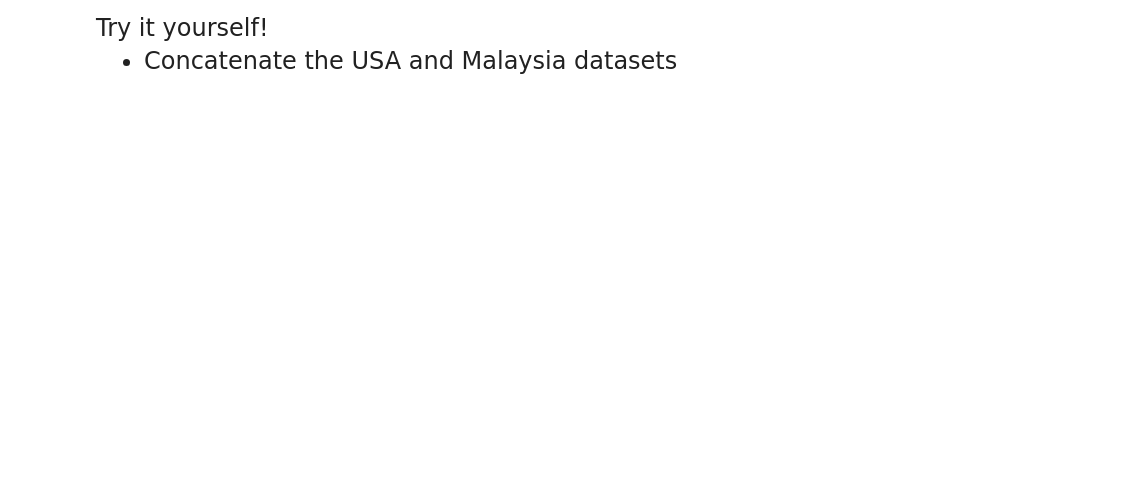
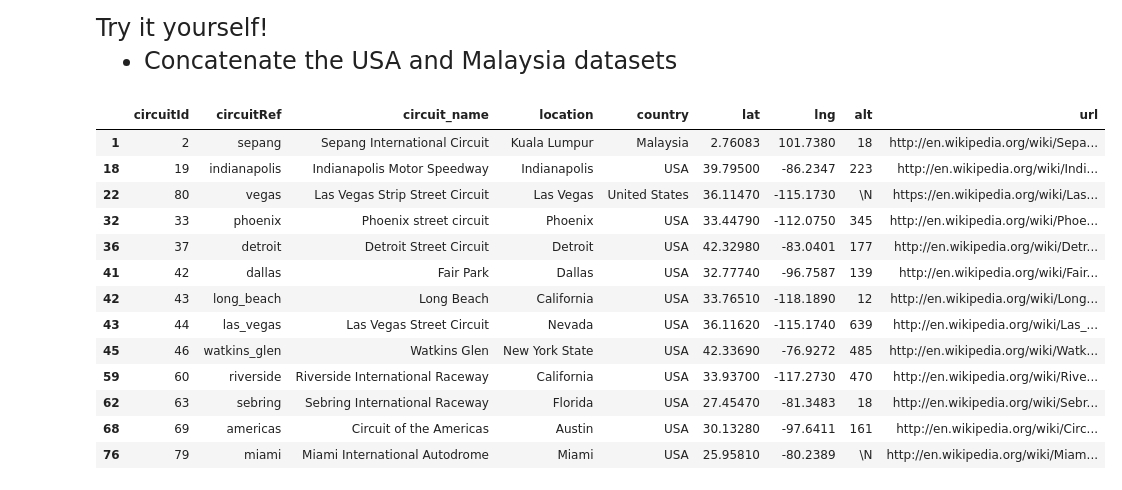
Before and after one commit to jadarro/qtm151_fall_2023, a Jupyter notebook: lecture_14/personal_lecture_14.ipynb, the cells around one changed output. Cells and saved outputs as stored; diff of their text form; code cells hidden in the pictures; blank space fills up the shorter version.

```diff
--- a/lecture_14/personal_lecture_14.ipynb
+++ b/lecture_14/personal_lecture_14.ipynb
@@ -386,3 +484,19 @@ Try it yourself!
 - Concatenate the USA and Malaysia datasets
 # %%
 # Write your own code
+pd.concat([circuits_malaysia,circuits_usa])
+# %% [output]
+|  | circuitId | circuitRef | circuit_name | location | country | lat | lng | alt | url |
+| 1 | 2 | sepang | Sepang International Circuit | Kuala Lumpur | Malaysia | 2.76083 | 101.7380 | 18 | http://en.wikipedia.org/wiki/Sepa... |
+| 18 | 19 | indianapolis | Indianapolis Motor Speedway | Indianapolis | USA | 39.79500 | -86.2347 | 223 | http://en.wikipedia.org/wiki/Indi... |
+| 22 | 80 | vegas | Las Vegas Strip Street Circuit | Las Vegas | United States | 36.11470 | -115.1730 | \N | https://en.wikipedia.org/wiki/Las... |
+| 32 | 33 | phoenix | Phoenix street circuit | Phoenix | USA | 33.44790 | -112.0750 | 345 | http://en.wikipedia.org/wiki/Phoe... |
+| 36 | 37 | detroit | Detroit Street Circuit | Detroit | USA | 42.32980 | -83.0401 | 177 | http://en.wikipedia.org/wiki/Detr... |
+| 41 | 42 | dallas | Fair Park | Dallas | USA | 32.77740 | -96.7587 | 139 | http://en.wikipedia.org/wiki/Fair... |
+| 42 | 43 | long_beach | Long Beach | California | USA | 33.76510 | -118.1890 | 12 | http://en.wikipedia.org/wiki/Long... |
+| 43 | 44 | las_vegas | Las Vegas Street Circuit | Nevada | USA | 36.11620 | -115.1740 | 639 | http://en.wikipedia.org/wiki/Las_... |
+| 45 | 46 | watkins_glen | Watkins Glen | New York State | USA | 42.33690 | -76.9272 | 485 | http://en.wikipedia.org/wiki/Watk... |
+| 59 | 60 | riverside | Riverside International Raceway | California | USA | 33.93700 | -117.2730 | 470 | http://en.wikipedia.org/wiki/Rive... |
+| 62 | 63 | sebring | Sebring International Raceway | Florida | USA | 27.45470 | -81.3483 | 18 | http://en.wikipedia.org/wiki/Sebr... |
+| 68 | 69 | americas | Circuit of the Americas | Austin | USA | 30.13280 | -97.6411 | 161 | http://en.wikipedia.org/wiki/Circ... |
+| 76 | 79 | miami | Miami International Autodrome | Miami | USA | 25.95810 | -80.2389 | \N | http://en.wikipedia.org/wiki/Miam... |
```
Also changed, not shown: parts of 8 cells of this notebook, 2 other files.
